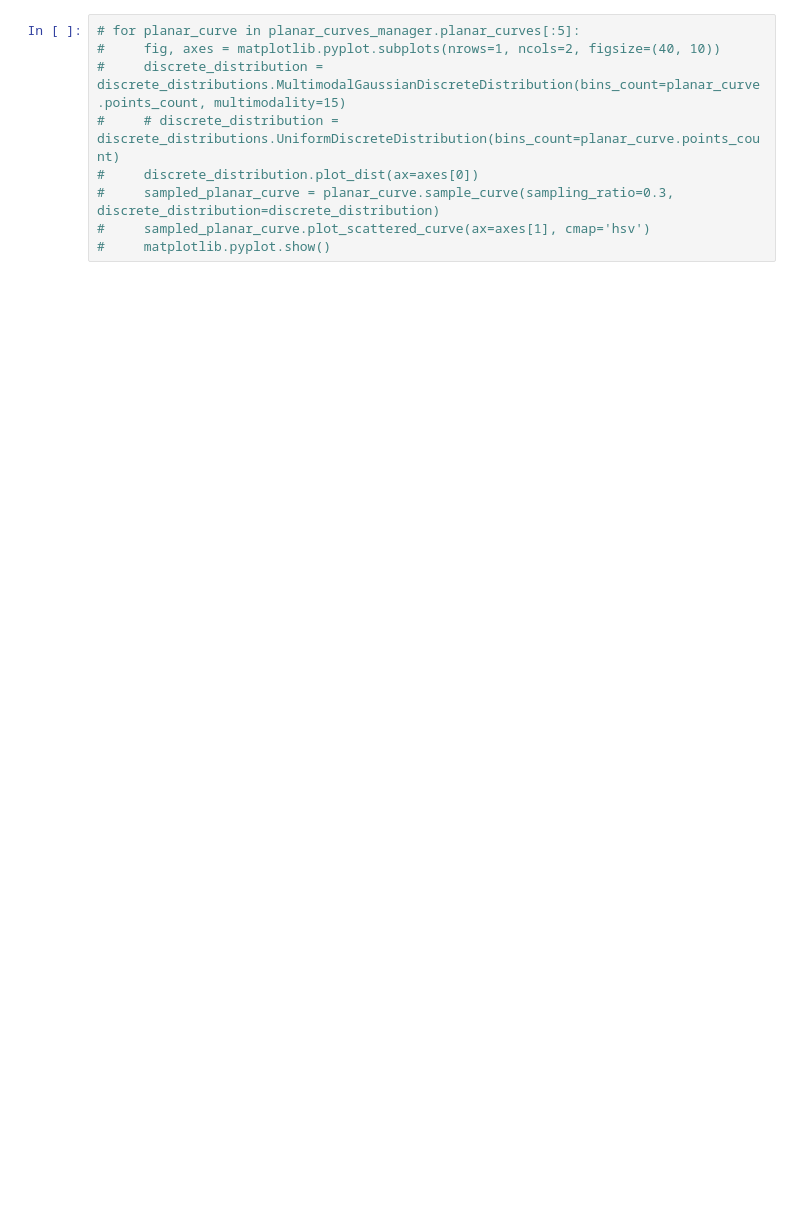
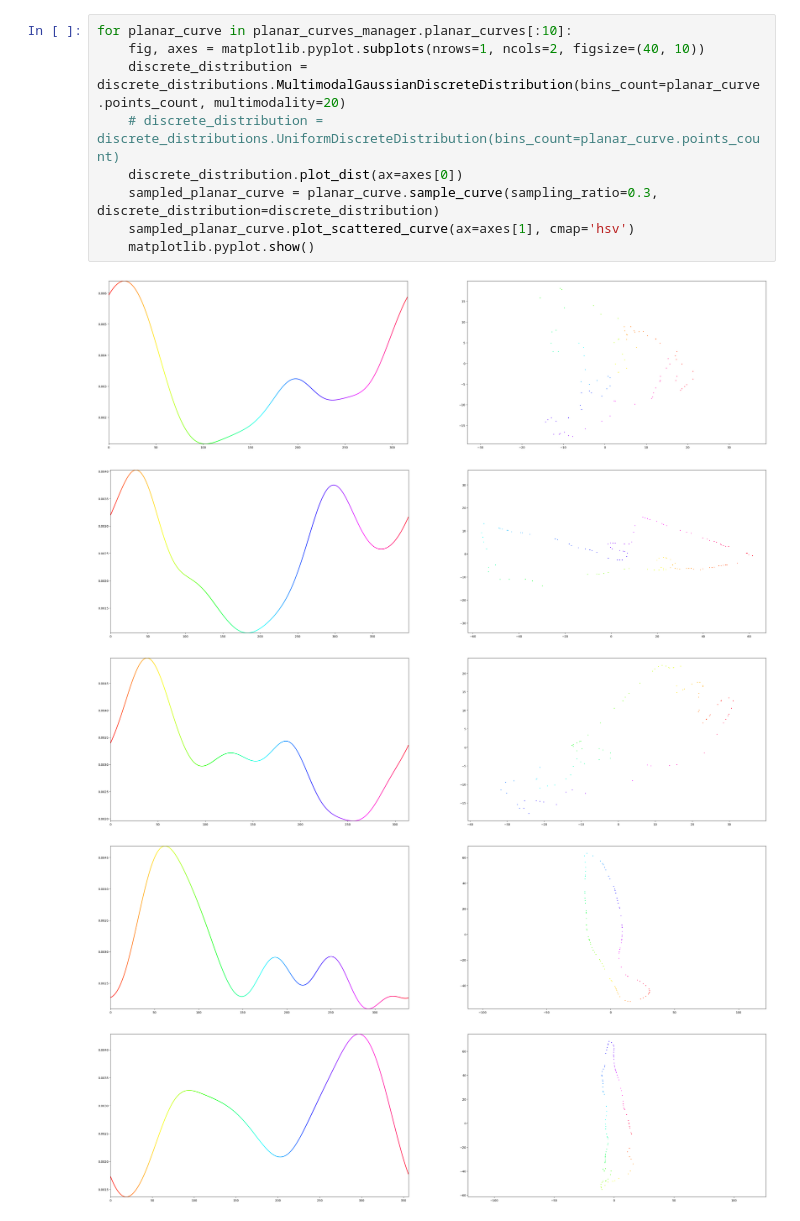
Before and after one commit to royvelich/deep-signature, a Jupyter notebook: applets/notebooks/plot_planar_curves.ipynb, the cells around one changed output. Drawn from its saved outputs; the diff is of its cells as text; blank space fills up the shorter version.

```diff
--- a/applets/notebooks/plot_planar_curves.ipynb
+++ b/applets/notebooks/plot_planar_curves.ipynb
@@ -18,9 +18,15 @@ print(f'{planar_curves_manager.planar_curves_count} curves loaded')
 # %%
-# for planar_curve in planar_curves_manager.planar_curves[:5]:
-#     fig, axes = matplotlib.pyplot.subplots(nrows=1, ncols=2, figsize=(40, 10))
-#     discrete_distribution = discrete_distributions.MultimodalGaussianDiscreteDistribution(bins_count=planar_curve.points_count, multimodality=15)
-#     # discrete_distribution = discrete_distributions.UniformDiscreteDistribution(bins_count=planar_curve.points_count)
-#     discrete_distribution.plot_dist(ax=axes[0])
-#     sampled_planar_curve = planar_curve.sample_curve(sampling_ratio=0.3, discrete_distribution=discrete_distribution)
-#     sampled_planar_curve.plot_scattered_curve(ax=axes[1], cmap='hsv')
-#     matplotlib.pyplot.show()
+for planar_curve in planar_curves_manager.planar_curves[:10]:
+    fig, axes = matplotlib.pyplot.subplots(nrows=1, ncols=2, figsize=(40, 10))
+    discrete_distribution = discrete_distributions.MultimodalGaussianDiscreteDistribution(bins_count=planar_curve.points_count, multimodality=20)
+    # discrete_distribution = discrete_distributions.UniformDiscreteDistribution(bins_count=planar_curve.points_count)
+    discrete_distribution.plot_dist(ax=axes[0])
+    sampled_planar_curve = planar_curve.sample_curve(sampling_ratio=0.3, discrete_distribution=discrete_distribution)
+    sampled_planar_curve.plot_scattered_curve(ax=axes[1], cmap='hsv')
+    matplotlib.pyplot.show()
+# %% [output]
+[figure, added]
+[figure, added]
+[figure, added]
+[figure, added]
+[figure, added]
```
Also changed, not shown: parts of 4 cells of this notebook, 13 other files.
